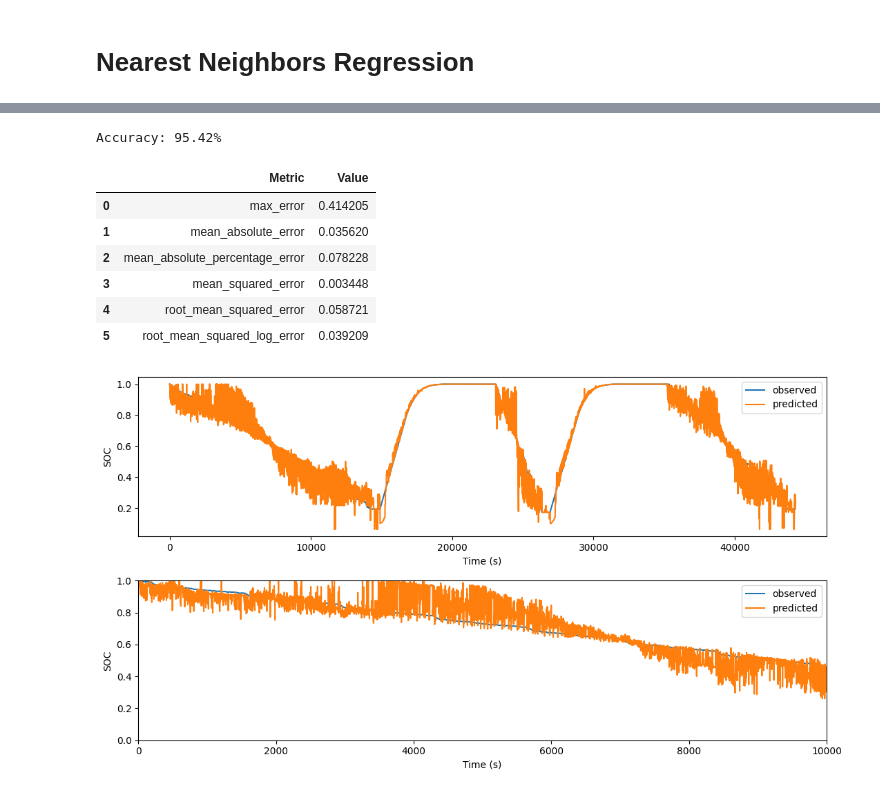
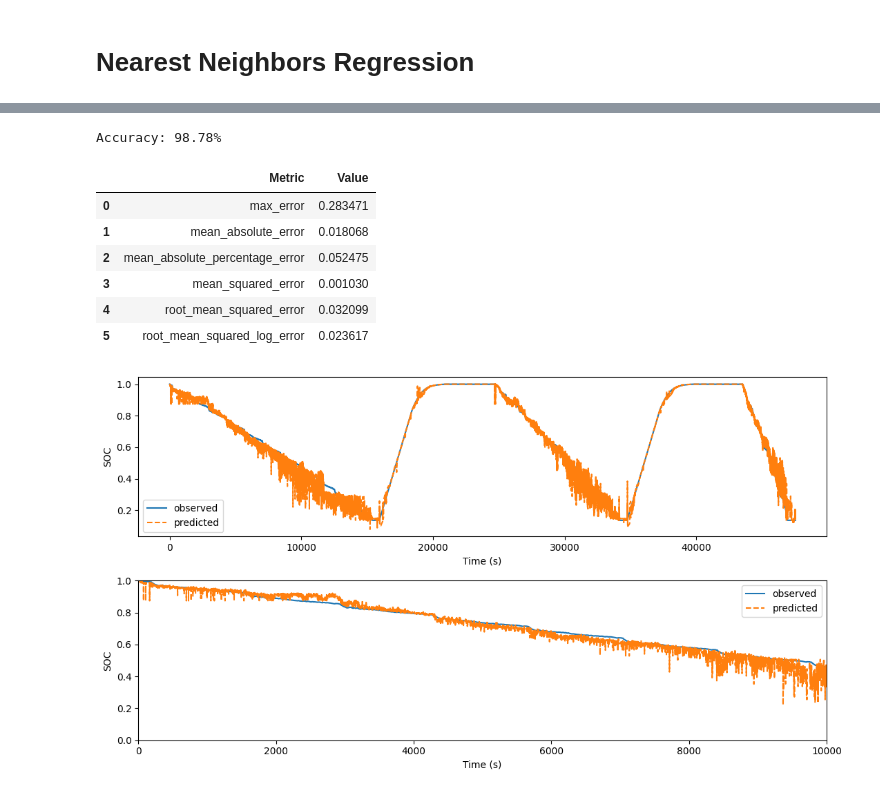
Before and after one commit to gubbriaco/hybrid-vehicle-feature-prediction, a Jupyter notebook: soc_estimation/LGHG2@n10C_to_25degC/testing_ml.ipynb, the cells around one changed output, grey strips where cells are left out. Saved outputs shown, nothing was run; the diff lists cells and outputs as text; code cells hidden in the pictures.

```diff
--- a/soc_estimation/LGHG2@n10C_to_25degC/testing_ml.ipynb
+++ b/soc_estimation/LGHG2@n10C_to_25degC/testing_ml.ipynb
@@ -37,4 +79,4 @@ In this cell, we extract specific features from the testing data for use in mode
 # %%
-X_test = test_data[['V', 'I', 'Temp', 'V_avg', 'I_avg']].values
+X_test = test_data[features].values
 X_test.shape
 # %% [output]
@@ -56,4 +96,4 @@ In this cell, we extract the target variable from the testing data
 # %%
-y_test = test_data['SOC'].values
+y_test = test_data[targets].values
 y_test.shape
 # %% [output]
@@ -296,3 +205,3 @@ This step allows you to reload the trained KNN regressor model for future use wi
 # %%
-decisiontree_model_path = './models/ml/soc_estimation_ml_nnregression.sav'
-decisiontree_model = pickle.load(open(decisiontree_model_path, 'rb'))
+nnregression_model_path = './models/ml/soc_estimation_ml_nnregression.sav'
+nnregression_model = pickle.load(open(nnregression_model_path, 'rb'))
@@ -311,4 +208,4 @@ This step allows you to obtain predicted values for the target variable based on
 # %%
-soc_predicted = decisiontree_model.predict(normalized_X_test)
-soc_predicted
+y_predicted = nnregression_model.predict(normalized_X_test)
+y_predicted
 # %% [output]
@@ -334,25 +219,25 @@ This step provides an assessment of how well the KNN regressor model performs on
 # %%
-result = decisiontree_model.score(normalized_X_test, y_test)
+result = nnregression_model.score(normalized_X_test, y_test)
 print("Accuracy: %.2f%%" % (result*100.0))
 # %% [output]
-Accuracy: 95.42%
+Accuracy: 98.78%
 # %%
-gpr_metrics = utils.get_metrics(soc_observed, soc_predicted)
-gpr_metrics
+nnregression_metrics = utils.get_metrics(y_test, y_predicted)
+nnregression_metrics
 # %% [output]
 |  | Metric | Value |
-| 0 | max_error | 0.414205 |
-| 1 | mean_absolute_error | 0.035620 |
-| 2 | mean_absolute_percentage_error | 0.078228 |
-| 3 | mean_squared_error | 0.003448 |
-| 4 | root_mean_squared_error | 0.058721 |
-| 5 | root_mean_squared_log_error | 0.039209 |
+| 0 | max_error | 0.283471 |
+| 1 | mean_absolute_error | 0.018068 |
+| 2 | mean_absolute_percentage_error | 0.052475 |
+| 3 | mean_squared_error | 0.001030 |
+| 4 | root_mean_squared_error | 0.032099 |
+| 5 | root_mean_squared_log_error | 0.023617 |
 # %%
 utils.plot_obs_pred(
-    y_test=soc_observed,
-    y_predicted=soc_predicted,
+    y_test=y_test,
+    y_predicted=y_predicted,
     ylabel='SOC',
     xlabel='Time (s)'
 )
 # %% [output]
-[figure, old version]
+[figure, new version]
```
Also changed, not shown: parts of 34 cells of this notebook.
